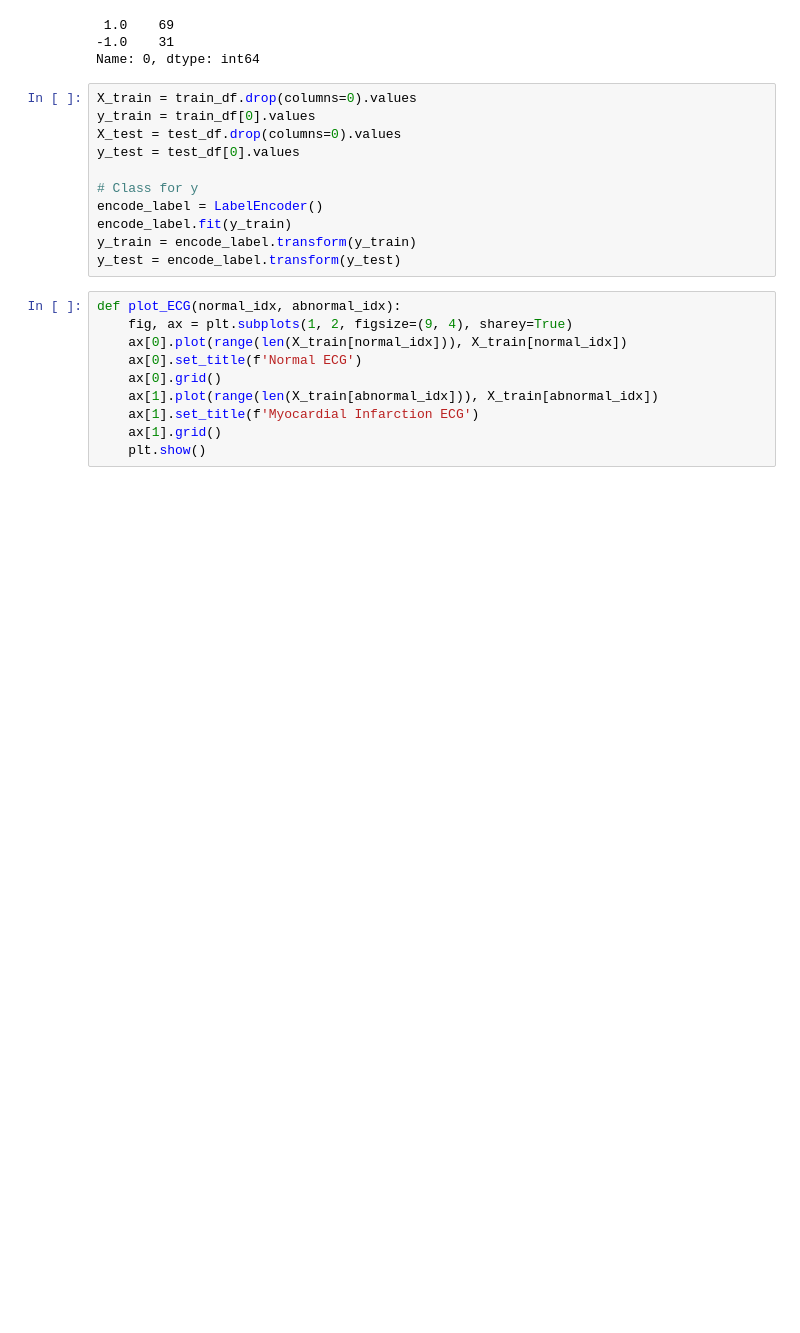
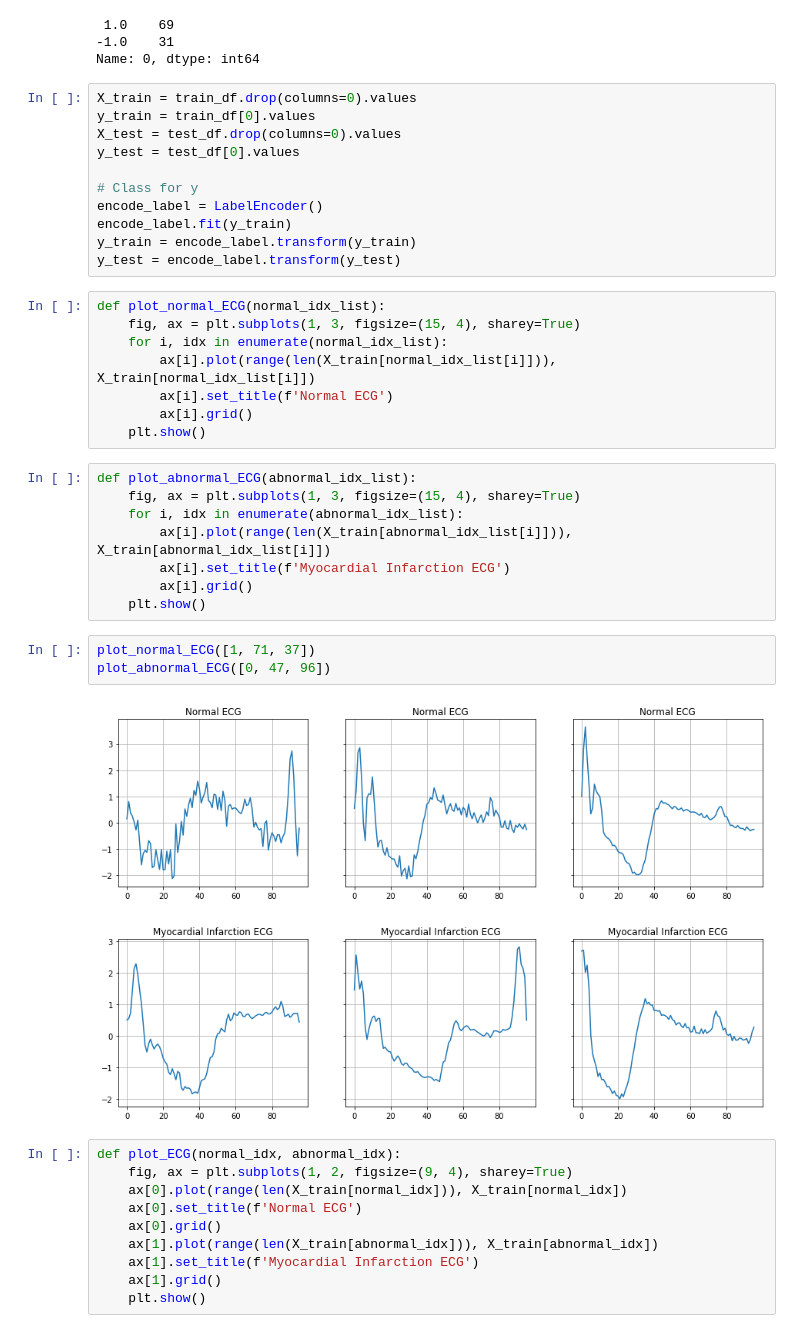
Before and after one commit to palawat/ECG-Classification-with-Semi-supervised-Learning, a Jupyter notebook: semisupervised_LSTM.ipynb, the cells around one changed output. Drawn from its saved outputs; the diff is of its cells as text; blank space fills up the shorter version.

```diff
--- a/semisupervised_LSTM.ipynb
+++ b/semisupervised_LSTM.ipynb
@@ -56,6 +57,28 @@ encode_label = LabelEncoder()
 encode_label.fit(y_train)
 y_train = encode_label.transform(y_train)
 y_test = encode_label.transform(y_test)
+# %%
+def plot_normal_ECG(normal_idx_list):
+    fig, ax = plt.subplots(1, 3, figsize=(15, 4), sharey=True)
+    for i, idx in enumerate(normal_idx_list):
+        ax[i].plot(range(len(X_train[normal_idx_list[i]])), X_train[normal_idx_list[i]])
+        ax[i].set_title(f'Normal ECG')
+        ax[i].grid()
+    plt.show()
+# %%
+def plot_abnormal_ECG(abnormal_idx_list):
+    fig, ax = plt.subplots(1, 3, figsize=(15, 4), sharey=True)
+    for i, idx in enumerate(abnormal_idx_list):
+        ax[i].plot(range(len(X_train[abnormal_idx_list[i]])), X_train[abnormal_idx_list[i]])
+        ax[i].set_title(f'Myocardial Infarction ECG')
+        ax[i].grid()
+    plt.show()
+# %%
+plot_normal_ECG([1, 71, 37])
+plot_abnormal_ECG([0, 47, 96])
+# %% [output]
+[figure, added]
+[figure, added]
 # %%
 def plot_ECG(normal_idx, abnormal_idx):
     fig, ax = plt.subplots(1, 2, figsize=(9, 4), sharey=True)
```
Also changed, not shown: parts of 16 cells of this notebook.
